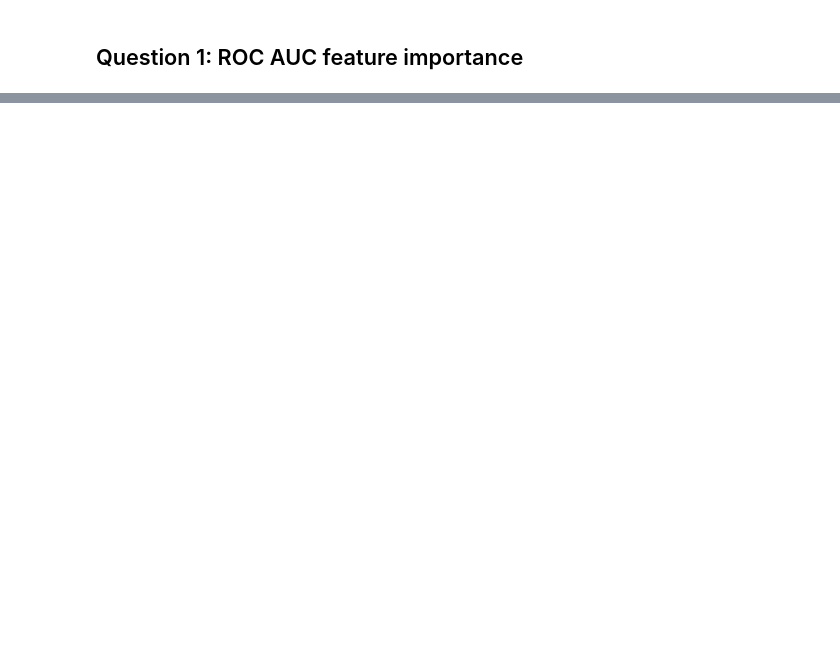
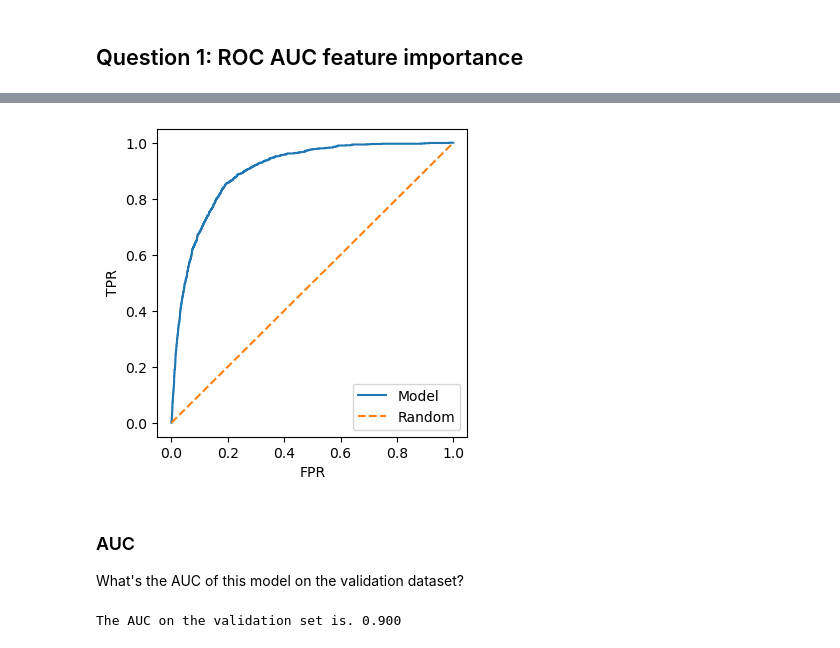
Before and after one commit to victornemenike/machine-learning-zoomcamp, a Jupyter notebook: 04-evaluation/homework.ipynb, the cells around one changed output, grey strips where cells are left out. Drawn from its saved outputs; the diff is of its cells as text; code cells hidden in the pictures; blank space fills up the shorter version.

```diff
--- a/04-evaluation/homework.ipynb
+++ b/04-evaluation/homework.ipynb
@@ -68,0 +103,3 @@ Name: proportion, dtype: float64
+# %%
+val_dicts = df_val[categorical + numerical].to_dict(orient = 'records')
+X_val = dv.fit_transform(val_dicts)
@@ -68,0 +108,5 @@ Name: proportion, dtype: float64
+# %%
+model = LogisticRegression(solver='liblinear', C=1.0, max_iter=1000)
+_ = model.fit(X_train, y_train)
+# %%
+y_pred = model.predict_proba(X_val)[:,1]
@@ -68,0 +115,18 @@ Name: proportion, dtype: float64
+# %%
+fpr, tpr, thresholds = roc_curve(y_val, y_pred)
+# %%
+plt.figure(figsize=(4, 4))
+
+plt.plot(fpr, tpr, label='Model')
+plt.plot([0, 1], [0, 1], label='Random', linestyle='--')
+
+plt.xlabel('FPR')
+plt.ylabel('TPR')
+
+plt.legend()
+plt.show()
+# %% [output]
+[figure, added]
+# %% [markdown]
+### AUC
+What's the AUC of this model on the validation dataset?
@@ -68,0 +135,4 @@ Name: proportion, dtype: float64
+# %%
+print(f'The AUC on the validation set is. {auc(fpr, tpr):.3f}')
+# %% [output]
+The AUC on the validation set is. 0.900
```
Also changed, not shown: parts of 14 cells of this notebook.
